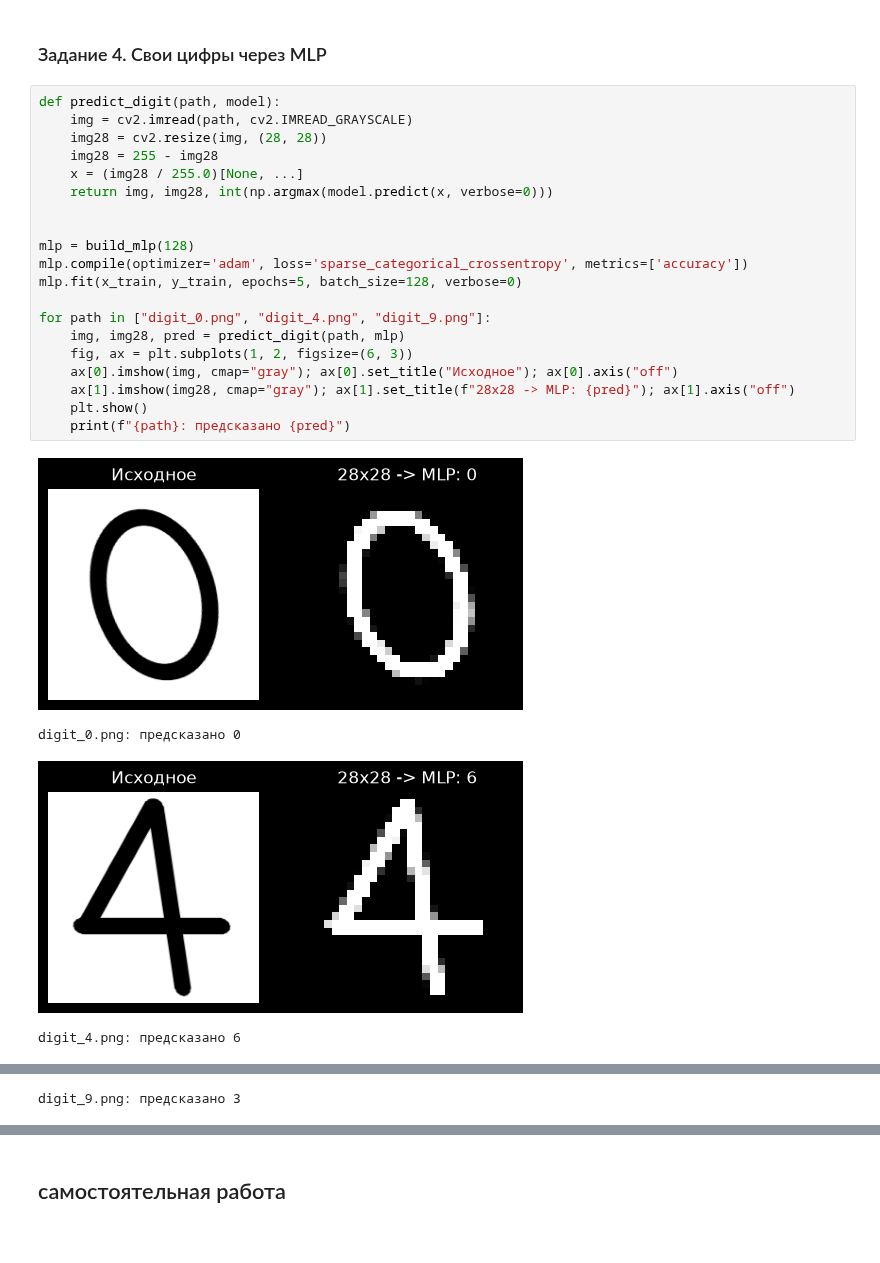
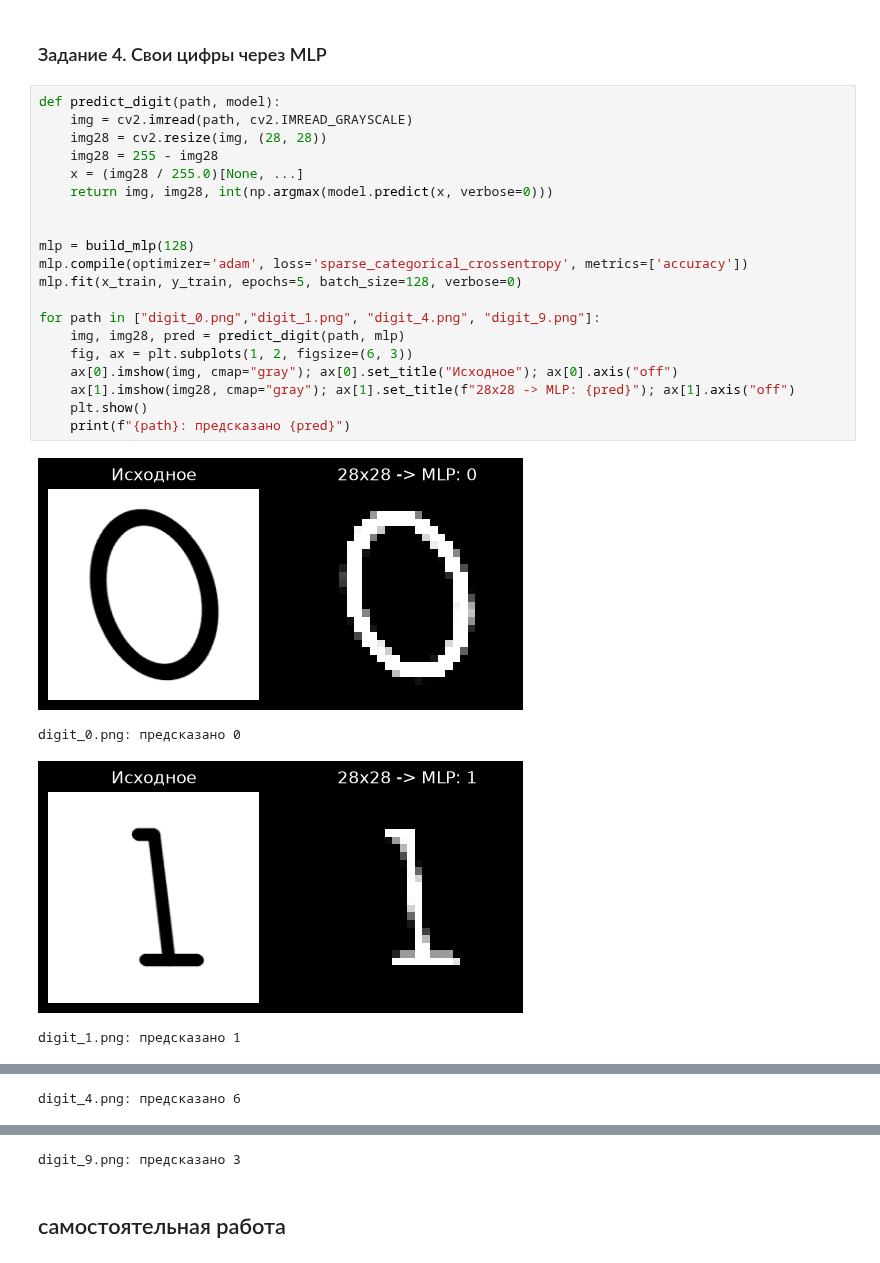
Before and after one commit to Torfiks/university, a Jupyter notebook: recogn_generate_image/task_7/task_7.ipynb, the cells around one changed output, grey strips where cells are left out. Cells and saved outputs as stored; diff of their text form.

```diff
--- a/recogn_generate_image/task_7/task_7.ipynb
+++ b/recogn_generate_image/task_7/task_7.ipynb
@@ -600,25 +602,25 @@ Adam: test accuracy = 0.9767, время = 10.3 с
 # %%
 def predict_digit(path, model):
     img = cv2.imread(path, cv2.IMREAD_GRAYSCALE)
     img28 = cv2.resize(img, (28, 28))
     img28 = 255 - img28
     x = (img28 / 255.0)[None, ...]
     return img, img28, int(np.argmax(model.predict(x, verbose=0)))
 
 
 mlp = build_mlp(128)
 mlp.compile(optimizer='adam', loss='sparse_categorical_crossentropy', metrics=['accuracy'])
 mlp.fit(x_train, y_train, epochs=5, batch_size=128, verbose=0)
 
-for path in ["digit_0.png", "digit_4.png", "digit_9.png"]:
+for path in ["digit_0.png","digit_1.png", "digit_4.png", "digit_9.png"]:
     img, img28, pred = predict_digit(path, mlp)
     fig, ax = plt.subplots(1, 2, figsize=(6, 3))
     ax[0].imshow(img, cmap="gray"); ax[0].set_title("Исходное"); ax[0].axis("off")
     ax[1].imshow(img28, cmap="gray"); ax[1].set_title(f"28x28 -> MLP: {pred}"); ax[1].axis("off")
     plt.show()
     print(f"{path}: предсказано {pred}")
 # %% [output]
 [figure]
 digit_0.png: предсказано 0
-[figure, old version]
+[figure, new version]
-digit_4.png: предсказано 6
+digit_1.png: предсказано 1
@@ -626 +628 @@ digit_4.png: предсказано 6
-digit_9.png: предсказано 3
+digit_4.png: предсказано 6
@@ -627,3 +630,4 @@ digit_9.png: предсказано 3
+digit_9.png: предсказано 3
 # %% [markdown]
 ## самостоятельная работа
 # %% [markdown]
```
Also changed, not shown: parts of 6 cells of this notebook, 13 other files.
